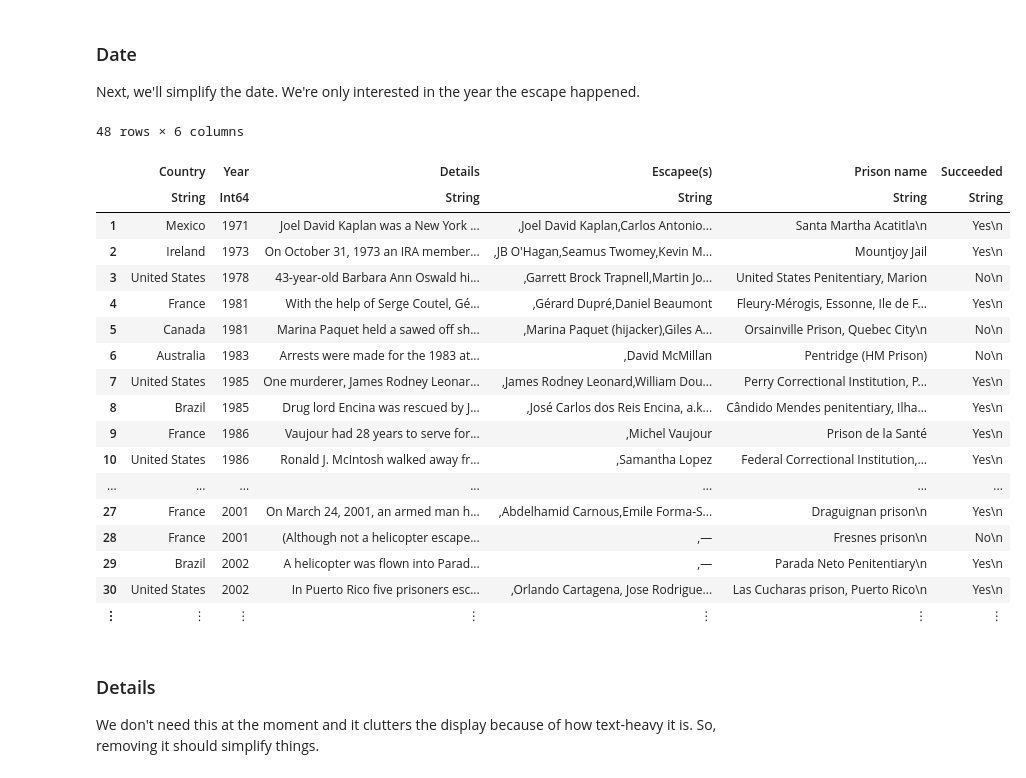
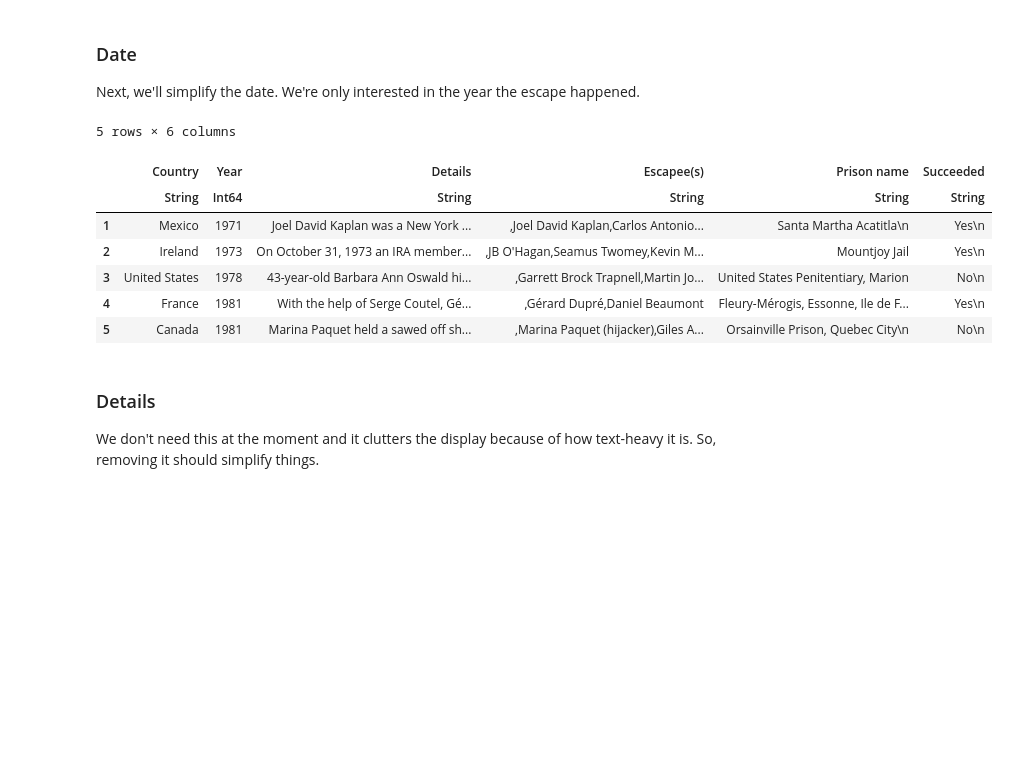
Before and after one commit to wanzulfikri/helicopter_escapes_jl, a Jupyter notebook: Helicopter Escapes.ipynb, the cells around one changed output. Cells and saved outputs as stored; diff of their text form; code cells hidden in the pictures; blank space fills up the shorter version.

```diff
--- a/Helicopter Escapes.ipynb
+++ b/Helicopter Escapes.ipynb
@@ -280,30 +280,21 @@ Next, we'll simplify the date. We're only interested in the year the escape happ
 # %%
 # change the date to only refer to the year
 # also, change the type to Int64
 h_escapes[!, [:Date]] = select(h_escapes, :Date => ByRow(x -> parse(Int, last(x, 4))) => :Date)
 
 # rename Date to Year
 h_escapes = rename(h_escapes, :Date => :Year)
+
+first(h_escapes, 5)
 # %% [output]
-48 rows × 6 columns
+5 rows × 6 columns
 |  | Country | Year | Details | Escapee(s) | Prison name | Succeeded |
 |  | String | Int64 | String | String | String | String |
 | 1 | Mexico | 1971 | Joel David Kaplan was a New York ... | ,Joel David Kaplan,Carlos Antonio... | Santa Martha Acatitla\n | Yes\n |
 | 2 | Ireland | 1973 | On October 31, 1973 an IRA member... | ,JB O'Hagan,Seamus Twomey,Kevin M... | Mountjoy Jail | Yes\n |
 | 3 | United States | 1978 | 43-year-old Barbara Ann Oswald hi... | ,Garrett Brock Trapnell,Martin Jo... | United States Penitentiary, Marion | No\n |
 | 4 | France | 1981 | With the help of Serge Coutel, Gé... | ,Gérard Dupré,Daniel Beaumont | Fleury-Mérogis, Essonne, Ile de F... | Yes\n |
 | 5 | Canada | 1981 | Marina Paquet held a sawed off sh... | ,Marina Paquet (hijacker),Giles A... | Orsainville Prison, Quebec City\n | No\n |
-| 6 | Australia | 1983 | Arrests were made for the 1983 at... | ,David McMillan | Pentridge (HM Prison) | No\n |
-| 7 | United States | 1985 | One murderer, James Rodney Leonar... | ,James Rodney Leonard,William Dou... | Perry Correctional Institution, P... | Yes\n |
-| 8 | Brazil | 1985 | Drug lord Encina was rescued by J... | ,José Carlos dos Reis Encina, a.k... | Cândido Mendes penitentiary, Ilha... | Yes\n |
-| 9 | France | 1986 | Vaujour had 28 years to serve for... | ,Michel Vaujour | Prison de la Santé | Yes\n |
-| 10 | United States | 1986 | Ronald J. McIntosh walked away fr... | ,Samantha Lopez | Federal Correctional Institution,... | Yes\n |
-| ... | ... | ... | ... | ... | ... | ... |
-| 27 | France | 2001 | On March 24, 2001, an armed man h... | ,Abdelhamid Carnous,Emile Forma-S... | Draguignan prison\n | Yes\n |
-| 28 | France | 2001 | (Although not a helicopter escape... | ,— | Fresnes prison\n | No\n |
-| 29 | Brazil | 2002 | A helicopter was flown into Parad... | ,— | Parada Neto Penitentiary\n | Yes\n |
-| 30 | United States | 2002 | In Puerto Rico five prisoners esc... | ,Orlando Cartagena, Jose Rodrigue... | Las Cucharas prison, Puerto Rico\n | Yes\n |
-| ⋮ | ⋮ | ⋮ | ⋮ | ⋮ | ⋮ | ⋮ |
 # %% [markdown]
 ### Details
 
```
Also changed, not shown: parts of 5 cells of this notebook.
